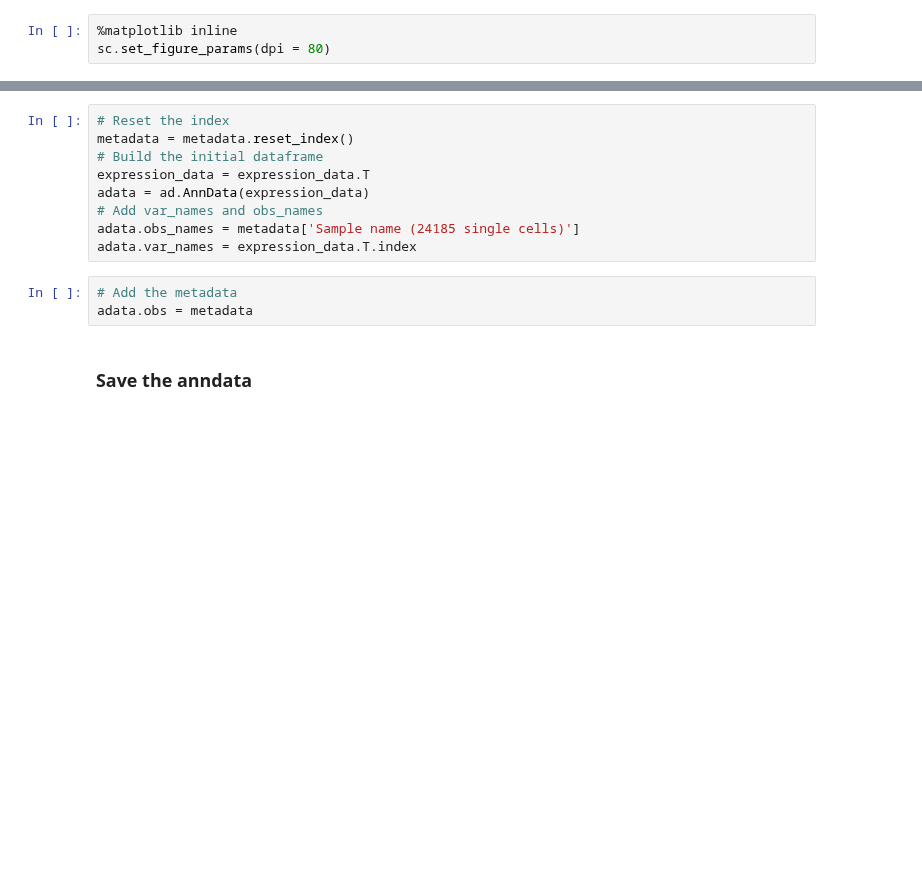
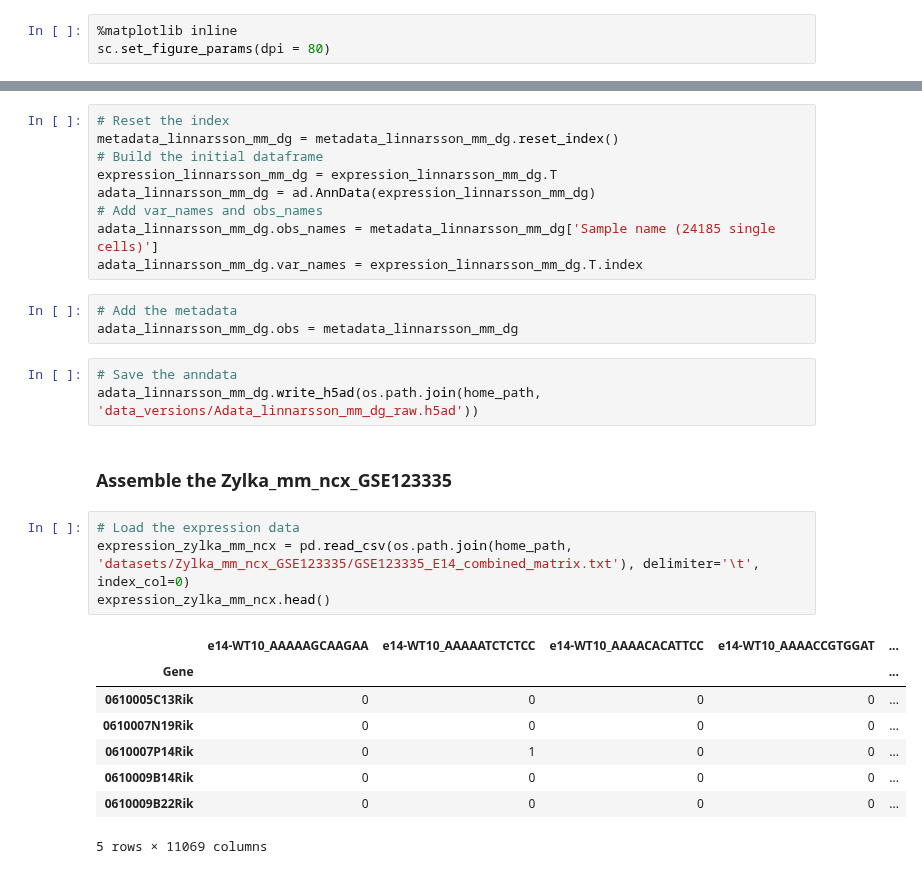
Before and after one commit to KalebicLab/ScDGomics, a Jupyter notebook: notebooks/scdgomics_preprocessing.ipynb, the cells around one changed output, grey strips where cells are left out. Drawn from its saved outputs; the diff is of its cells as text; blank space fills up the shorter version.

Commit message:
Added Loo...et Zylka, 2019 dataset of mouse developing neocortex

```diff
--- a/notebooks/scdgomics_preprocessing.ipynb
+++ b/notebooks/scdgomics_preprocessing.ipynb
@@ -57,15 +57,31 @@ metadata.head()
 | 10X79_1_AAACTGTGATAAGT- | dentate gyrus | Mus musculus | hGFAP-GFP | P120 | 2males+1female | ... |
 # %%
 # Reset the index
-metadata = metadata.reset_index()
+metadata_linnarsson_mm_dg = metadata_linnarsson_mm_dg.reset_index()
 # Build the initial dataframe
-expression_data = expression_data.T
-adata = ad.AnnData(expression_data)
+expression_linnarsson_mm_dg = expression_linnarsson_mm_dg.T
+adata_linnarsson_mm_dg = ad.AnnData(expression_linnarsson_mm_dg)
 # Add var_names and obs_names
-adata.obs_names = metadata['Sample name (24185 single cells)']
-adata.var_names = expression_data.T.index
+adata_linnarsson_mm_dg.obs_names = metadata_linnarsson_mm_dg['Sample name (24185 single cells)']
+adata_linnarsson_mm_dg.var_names = expression_linnarsson_mm_dg.T.index
 # %%
 # Add the metadata
-adata.obs = metadata
+adata_linnarsson_mm_dg.obs = metadata_linnarsson_mm_dg
+# %%
+# Save the anndata
+adata_linnarsson_mm_dg.write_h5ad(os.path.join(home_path, 'data_versions/Adata_linnarsson_mm_dg_raw.h5ad'))
 # %% [markdown]
-### Save the anndata
+### Assemble the Zylka_mm_ncx_GSE123335
+# %%
+# Load the expression data
+expression_zylka_mm_ncx = pd.read_csv(os.path.join(home_path, 'datasets/Zylka_mm_ncx_GSE123335/GSE123335_E14_combined_matrix.txt'), delimiter='\t', index_col=0)
+expression_zylka_mm_ncx.head()
+# %% [output]
+|  | e14-WT10_AAAAAGCAAGAA | e14-WT10_AAAAATCTCTCC | e14-WT10_AAAACACATTCC | e14-WT10_AAAACCGTGGAT | ... |
+| Gene |  |  |  |  | ... |
+| 0610005C13Rik | 0 | 0 | 0 | 0 | ... |
+| 0610007N19Rik | 0 | 0 | 0 | 0 | ... |
+| 0610007P14Rik | 0 | 1 | 0 | 0 | ... |
+| 0610009B14Rik | 0 | 0 | 0 | 0 | ... |
+| 0610009B22Rik | 0 | 0 | 0 | 0 | ... |
+5 rows × 11069 columns
```
Also changed, not shown: parts of 9 cells of this notebook.
